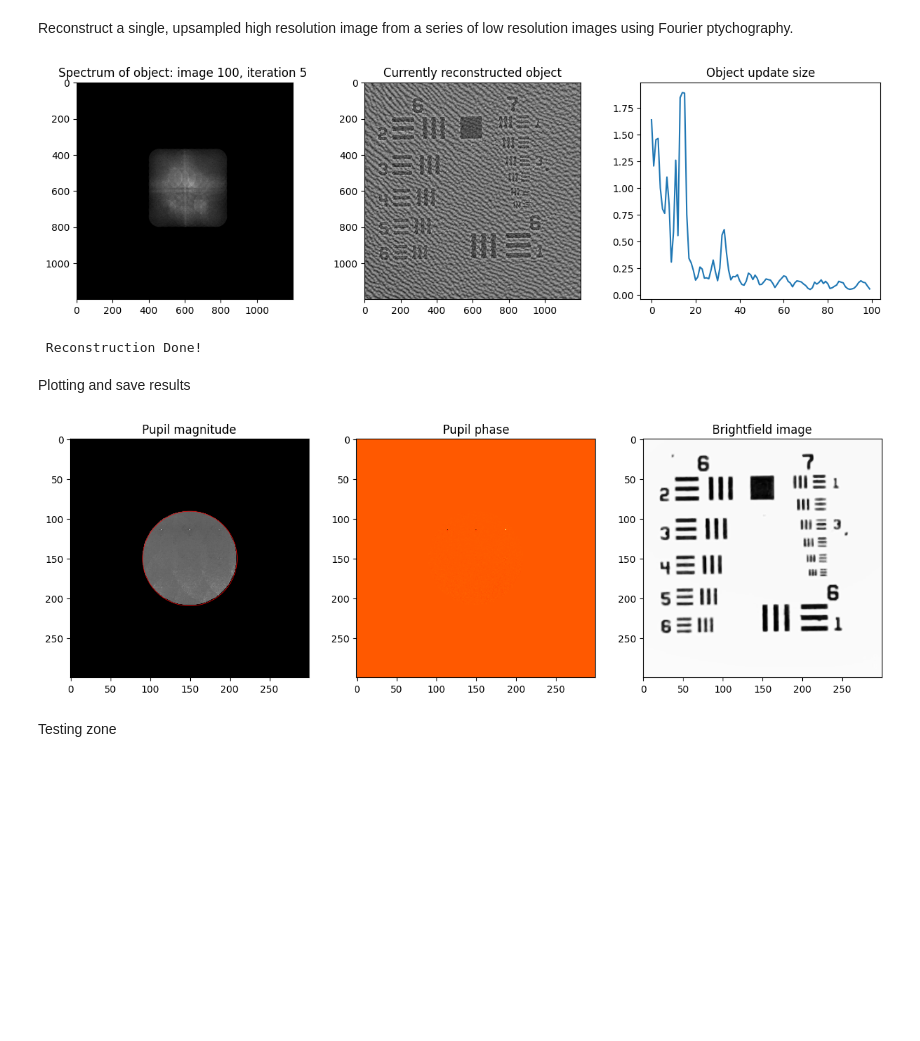
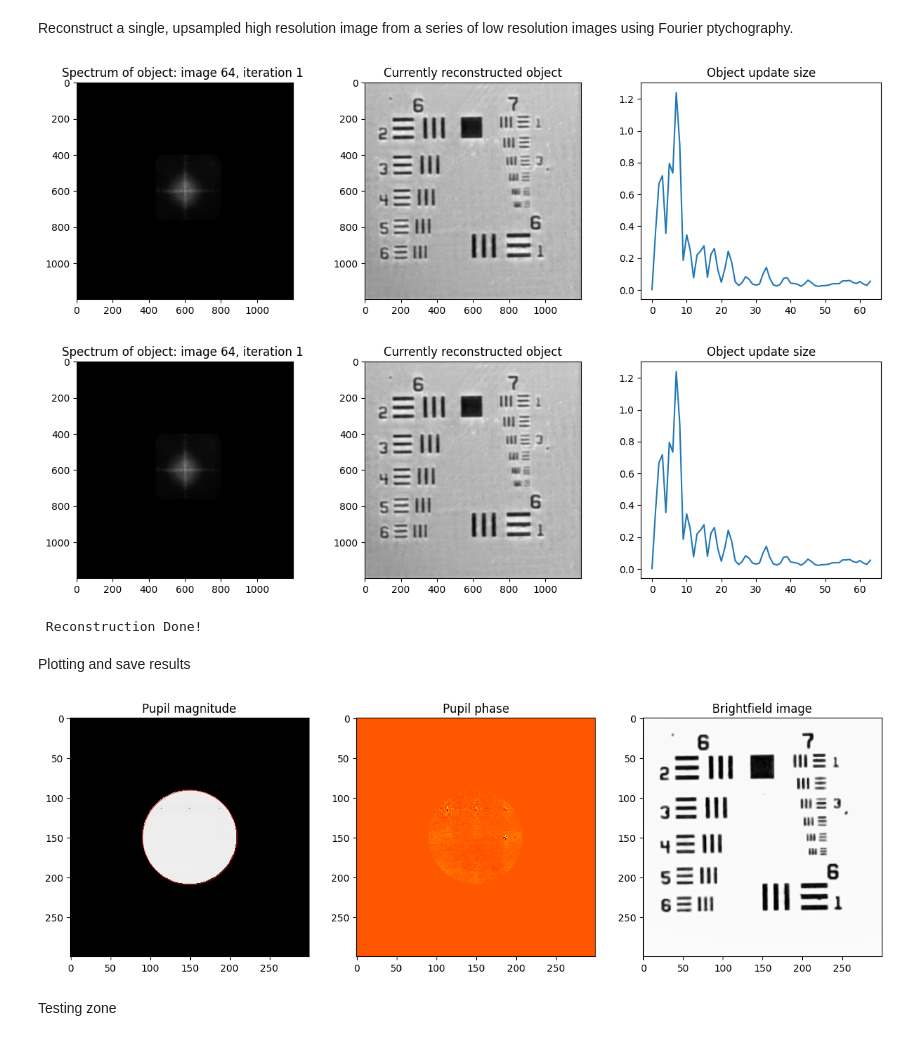
Before and after one commit to willtaylor072/Will_Taylor_FPM_4YP-main, a Jupyter notebook: reconstruction.ipynb, the cells around one changed output. Saved outputs shown, nothing was run; the diff lists cells and outputs as text; code cells hidden in the pictures; blank space fills up the shorter version.

```diff
--- a/reconstruction.ipynb
+++ b/reconstruction.ipynb
@@ -10,14 +10,14 @@ import numpy as np
 # Custom functions
 import fpm_functions as fpm
 # %%
-## Main FPM reconstruction. Set up for square, grayscale images
+# Main FPM reconstruction. Set up for square, grayscale images
 
 import importlib
 importlib.reload(fpm)
 
 # Load image data into an array
 data_path = 'data/usaf_1'
-grid_size = 10 # 1 -> 16, determines how many images to reconstruct with, beyond 12x12 grid images are mostly useless
+grid_size = 8 # 1 -> 16, determines how many images to reconstruct with, beyond 12x12 grid images are mostly useless
 img_size = 300 # Size of low res image (original or crop)
 crop_x = 0 # From left
 crop_y = 0 # From top
@@ -65,38 +65,37 @@ pupil_radius = (1/sampling_ratio) * (img_size/2) # Diagnostics
 pupil = r<1 # Binary mask for frequencies below cutoff frequency (higher frequencies cannot be resolved due to diffraction)
 
 # Initial object estimate (using first image)
 img = np.sqrt(images[:,:,0]) # Amplitude of central image
 F_img = fpm.FT(img) # Fourier transformed image (with shift)
 F_img = F_img * pupil # Apply pupil function
 pad_width = int((obj_size - img_size) / 2) # Padding to make correct size
 obj = np.pad(F_img,pad_width,'constant',constant_values=0) # Initial object in frequency domain
 
 # Create fig and axes for plotting
 fig, axes = plt.subplots(1,3,figsize=(15,4))
 
 # Set parameters for reconstruction algorithm
 options = {
-    'max_iter': 5, # Number of iterations
+    'max_iter': 1, # Number of iterations
     'alpha': 5, # Regularisation parameter for object update, <10
     'beta': 1, # Regularisation parameter for pupil update, >1
     'plot_mode': 3, # 0, off; 2, plot every image; 3, plot every iteration (notebook version)
-    'quality_threshold': 0, # Will only use images with dynamic range greater than this (set to 0 to use all images)
-    'moderator_on': False, # Will reduce impact on object update from low information images (helps stability)
     'LED_correction': False, # Adjust LED positions (kx,ky)
 }
 
 # Reconstruction with calculated kx and ky (quickstart)
 kx,ky = fpm.calculate_fourier_positions(x_abs, y_abs, LED2SAMPLE, WLENGTH, PIX_SIZE, img_size)
-rec_obj,rec_pupil,kx_updated,ky_updated = fpm.reconstruct(images, kx, ky, obj, pupil, options, fig, axes)
+rec_obj,rec_pupil,kx_updated,ky_updated = fpm.reconstruct_V1(images, kx, ky, obj, pupil, options, fig, axes)
 # np.save(os.path.join(data_path,'kx_updated'),kx_updated)
 # np.save(os.path.join(data_path,'ky_updated'),ky_updated)
 
 # # Reconstruction with loaded / optimal kx and ky (optimal values depend on crop size)
 # kx = np.load(os.path.join(data_path,'kx_updated.npy'))
 # ky = np.load(os.path.join(data_path,'ky_updated.npy'))
 # rec_obj,rec_pupil,_,_ = reconstruct(images, kx, ky, obj, pupil, options, fig, axes)
 # %% [output]
-[figure, old version]
+[figure, new version]
+[figure, added]
  Reconstruction Done!
 # %% [markdown]
 Plotting and save results
@@ -146,7 +145,7 @@ obj_arg.save('results/recent/phase.png',format='PNG')
 bf = Image.open(os.path.join(data_path,'brightfield.png'))
 bf.save('results/recent/brightfield.png')
 # %% [output]
-[figure, old version]
+[figure, new version]
 # %% [markdown]
 Testing zone
 # %%
```
Also changed, not shown: 4 other files.
